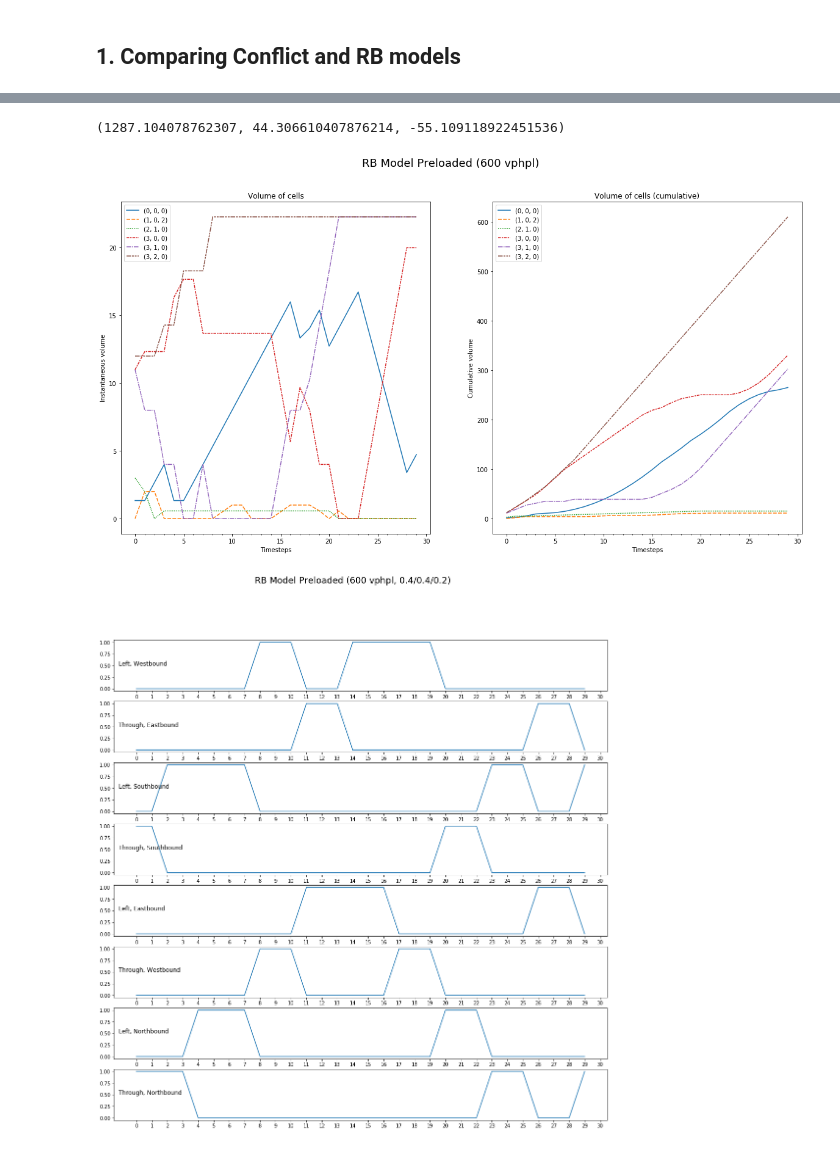
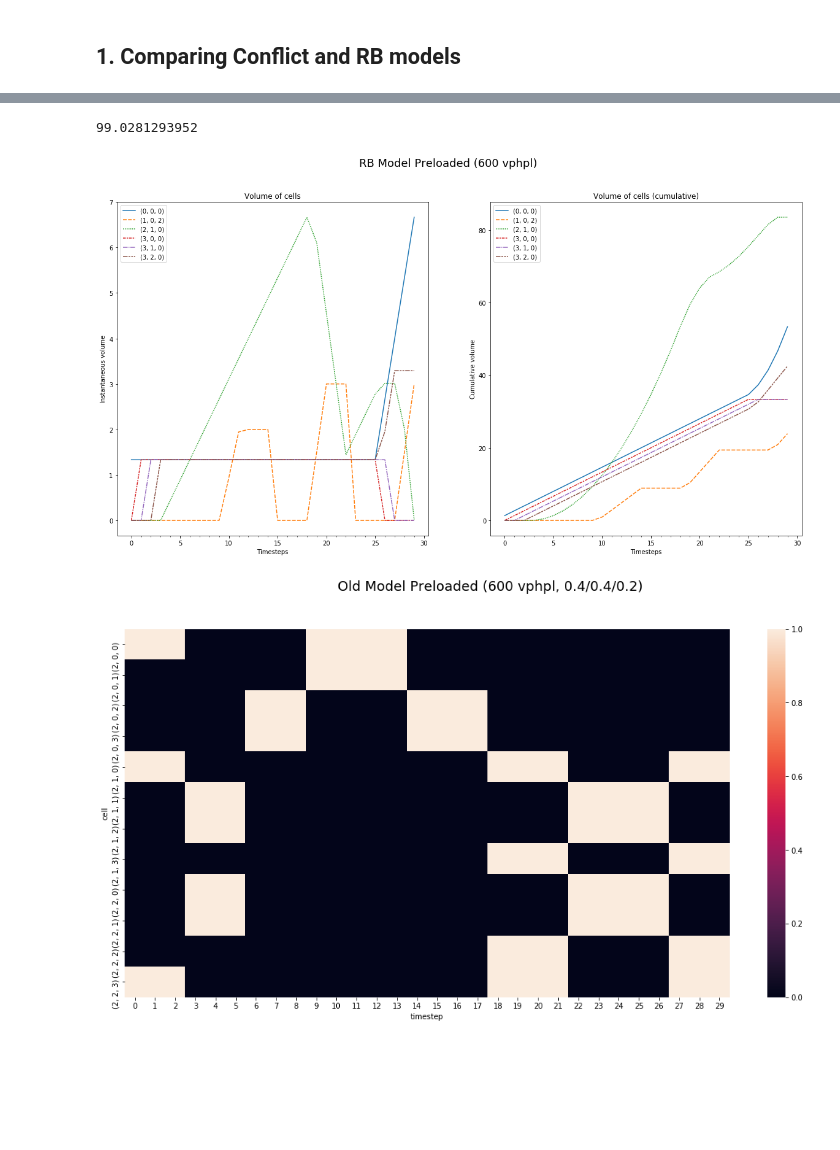
Before and after one commit to DEGABGED/linear_solver, a Jupyter notebook: CTM MILP Model Running Environment (Preloading).ipynb, the cells around one changed output, grey strips where cells are left out. Cells and saved outputs as stored; diff of their text form; code cells hidden in the pictures; blank space fills up the shorter version.

Commit message:
Add preloading for Parent Model

```diff
--- a/CTM MILP Model Running Environment (Preloading).ipynb
+++ b/CTM MILP Model Running Environment (Preloading).ipynb
@@ -43,11 +44,8 @@ parameters = {
 # Varying parameters: demand, use_flow_weight, flow_weight, alpha
 # %%
 def run_model(demand, alpha=1, beta=0, gamma=0, log_output=True, preload=None):
-    model = RBModel(
+    model = OldModel(
         demand=demand,
-        alpha=alpha,
-        beta=beta,
-        gamma=gamma,
         preload=preload,
         **parameters
     )
@@ -199,6 +197,20 @@ def plot_greentime(dfg, title, headless=True, filename='greentime.png'):
     if headless:
         fig.savefig(IMAGE_PATH + filename)
         plt.close(fig)
+
+
+def plot_greentime_map(dfg, title, headless=True, filename='greentime.png'):
+    dfg_matrix = dfg.pivot(index='cell', columns='timestep', values='is_green')
+
+    fig, axs = plt.subplots(figsize=(18,9))
+
+    sns.heatmap(data=dfg_matrix)
+
+    fig.suptitle(title, fontsize=18)
+
+    if headless:
+        fig.savefig(IMAGE_PATH + filename)
+        plt.close(fig)
 # %% [markdown]
 ## Generating graphs for each model case
 # %%
@@ -315,15 +327,15 @@ Time elapsed: 31.7286419868
 #print(c_obj_values)
 print(obj_values)
 # %% [output]
-(1287.104078762307, 44.306610407876214, -55.109118922451536)
+99.0281293952
 # %%
 plot_volume(dfx, _cell_path, "RB Model Preloaded (600 vphpl)", headless=False, filename='flow.png')
 # %% [output]
-[figure, old version]
+[figure, new version]
 # %%
-plot_greentime(dfg, "RB Model Preloaded (600 vphpl, 0.4/0.4/0.2)", headless=False)
+plot_greentime_map(dfg, "Old Model Preloaded (600 vphpl, 0.4/0.4/0.2)", headless=False)
 # %% [output]
-[figure, old version]
+[figure, new version]
 # %%
 dfx, dfy, dfg, dfparams, obj_values, runtime = run_model(demand=600, alpha=0.4, beta=0.4, gamma=0.2, log_output=True, preload=ctm)
 # %% [output]
```
Also changed, not shown: parts of 6 cells of this notebook, 1 other file.
